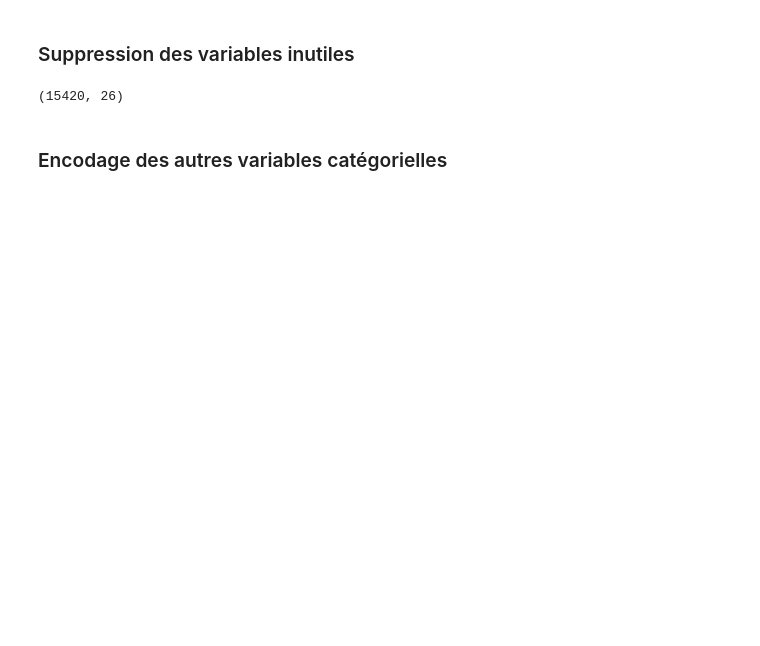
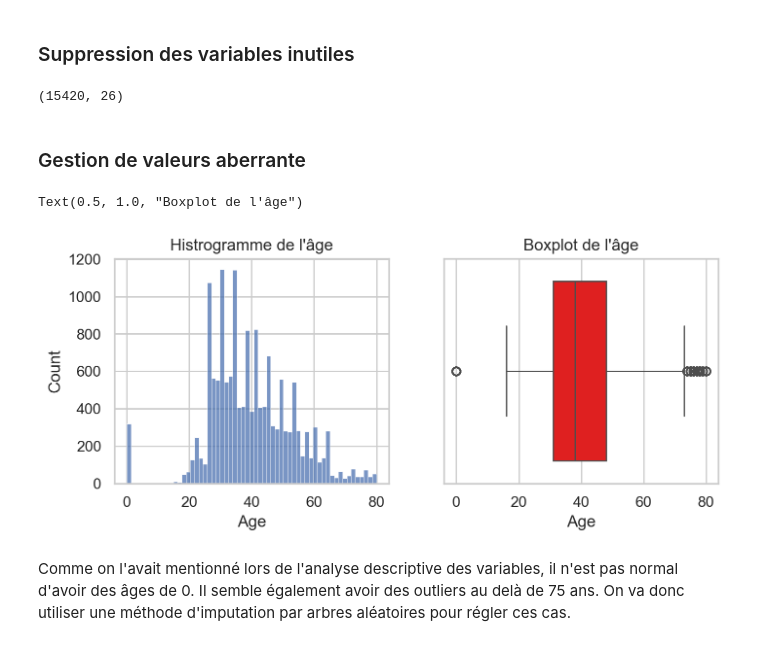
Before and after one commit to wendlassidakab/vehicle_insurance_fraud_detection, a Jupyter notebook: fraud_detection.ipynb, the cells around one changed output. Saved outputs shown, nothing was run; the diff lists cells and outputs as text; code cells hidden in the pictures; blank space fills up the shorter version.

Commit message:
Modifier fichier d'analyse

```diff
--- a/fraud_detection.ipynb
+++ b/fraud_detection.ipynb
@@ -735,6 +739,7 @@ basepolicy_label = {"Liability": 0, "Collision": 1, "All Perils": 2}
 df_clean['VehiclePrice'] = df_clean["VehiclePrice"].map(vehicleprice_label)
 df_clean['AgeOfVehicle'] = df_clean['AgeOfVehicle'].map(ageofvehicle_label)
 df_clean['BasePolicy'] = df_clean['BasePolicy'].map(basepolicy_label)
+df_clean['MaritalStatus'] = df_clean['MaritalStatus'].map(maritalstatus_labl)
 # %%
 df_clean2 = df_clean.copy()
 df_clean2.shape
@@ -742,0 +750,5 @@ df_clean2.shape
+# %%
+num_to_str = ["RepNumber", "Deductible", "Year"]
+
+for col in num_to_str:
+    df_clean2[col] = df_clean2[col].astype(str)
@@ -749,10 +793,19 @@ df_clean3.shape
 # %% [output]
 (15420, 26)
 # %% [markdown]
-### Encodage des autres variables catégorielles
+### Gestion de valeurs aberrante
 # %%
-# Transformer des variables numériques en catégorielles
-num_to_str = ["RepNumber", "Deductible", "Year"]
+# Création de la grille
+fig, axes = plt.subplots(1, 2, figsize=(8, 3), dpi=200)
+axes = axes.flatten()
 
-for col in num_to_str:
-    df_clean3[col] = df_clean3[col].astype(str)
+# Histogramme
+sns.histplot(data=df_clean3, x="Age", ax=axes[0])
+axes[0].set_title("Histrogramme de l'âge")
+
+# Boxplot
+sns.boxplot(data=df_clean3, x="Age", ax=axes[1], color="red")
+axes[1].set_title("Boxplot de l'âge")
+# %% [output]
+Text(0.5, 1.0, "Boxplot de l'âge")
+[figure, added]
@@ -762,0 +812,2 @@ cat_cols = ["Make", "MaritalStatus", "PolicyType", "VehicleCategory", "RepNumber
+# %% [markdown]
+Comme on l'avait mentionné lors de l'analyse descriptive des variables, il n'est pas normal d'avoir des âges de 0. Il semble également avoir des outliers au delà de 75 ans. On va donc utiliser une méthode d'imputation par arbres aléatoires pour régler ces cas.
```
Also changed, not shown: parts of 10 cells of this notebook.
